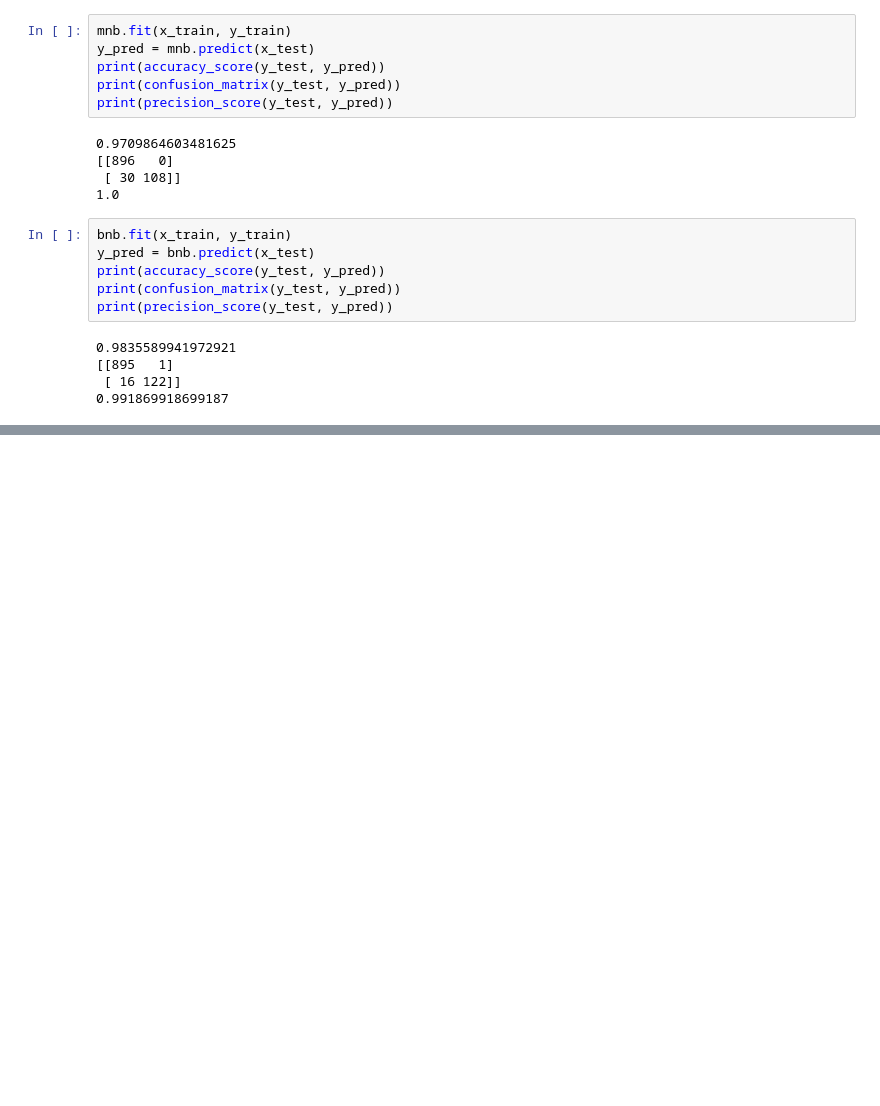
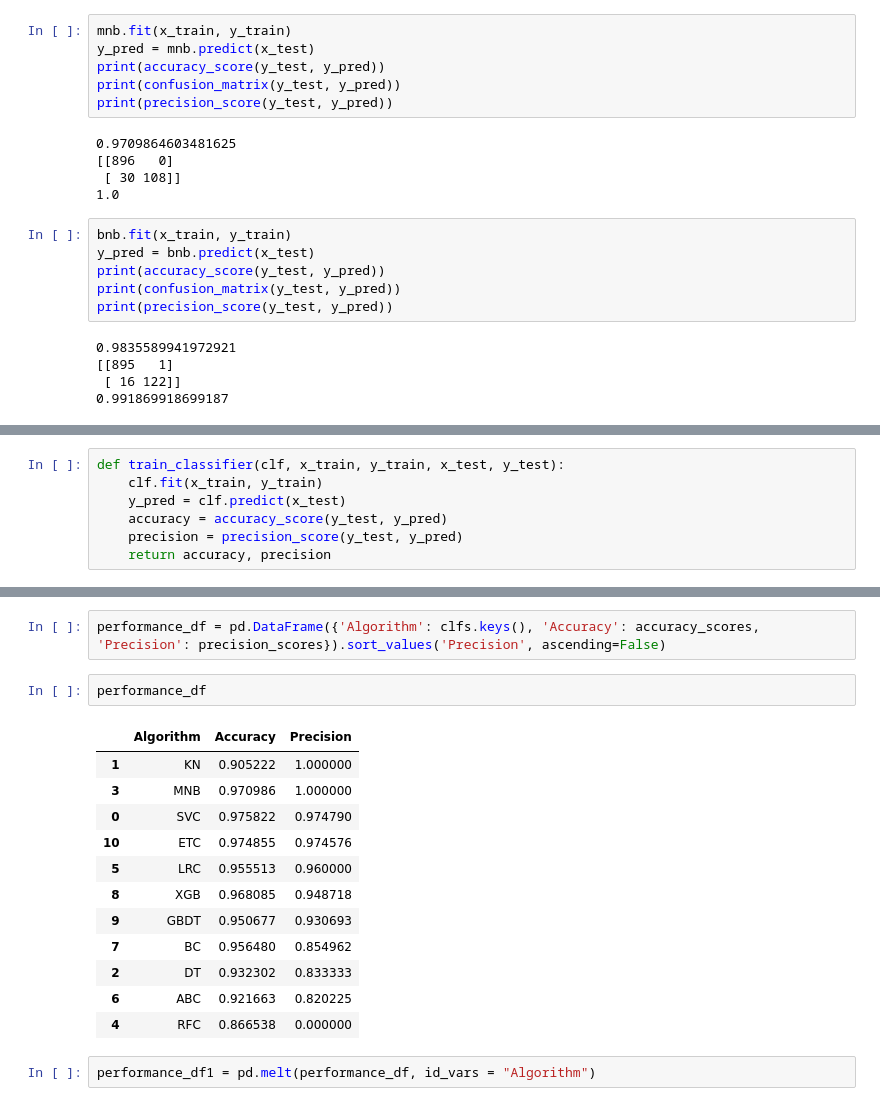
Before and after one commit to ABINAN2011/spam_detection, a Jupyter notebook: model/spam_train.ipynb, the cells around one changed output, grey strips where cells are left out. Saved outputs shown, nothing was run; the diff lists cells and outputs as text; blank space fills up the shorter version.

```diff
--- a/model/spam_train.ipynb
+++ b/model/spam_train.ipynb
@@ -483,0 +518,7 @@ print(precision_score(y_test, y_pred))
+# %%
+def train_classifier(clf, x_train, y_train, x_test, y_test):
+    clf.fit(x_train, y_train)
+    y_pred = clf.predict(x_test)
+    accuracy = accuracy_score(y_test, y_pred)
+    precision = precision_score(y_test, y_pred)
+    return accuracy, precision
@@ -483,0 +573,19 @@ print(precision_score(y_test, y_pred))
+# %%
+performance_df = pd.DataFrame({'Algorithm': clfs.keys(), 'Accuracy': accuracy_scores, 'Precision': precision_scores}).sort_values('Precision', ascending=False)
+# %%
+performance_df
+# %% [output]
+|  | Algorithm | Accuracy | Precision |
+| 1 | KN | 0.905222 | 1.000000 |
+| 3 | MNB | 0.970986 | 1.000000 |
+| 0 | SVC | 0.975822 | 0.974790 |
+| 10 | ETC | 0.974855 | 0.974576 |
+| 5 | LRC | 0.955513 | 0.960000 |
+| 8 | XGB | 0.968085 | 0.948718 |
+| 9 | GBDT | 0.950677 | 0.930693 |
+| 7 | BC | 0.956480 | 0.854962 |
+| 2 | DT | 0.932302 | 0.833333 |
+| 6 | ABC | 0.921663 | 0.820225 |
+| 4 | RFC | 0.866538 | 0.000000 |
+# %%
+performance_df1 = pd.melt(performance_df, id_vars = "Algorithm")
```
Also changed, not shown: parts of 7 cells of this notebook.
